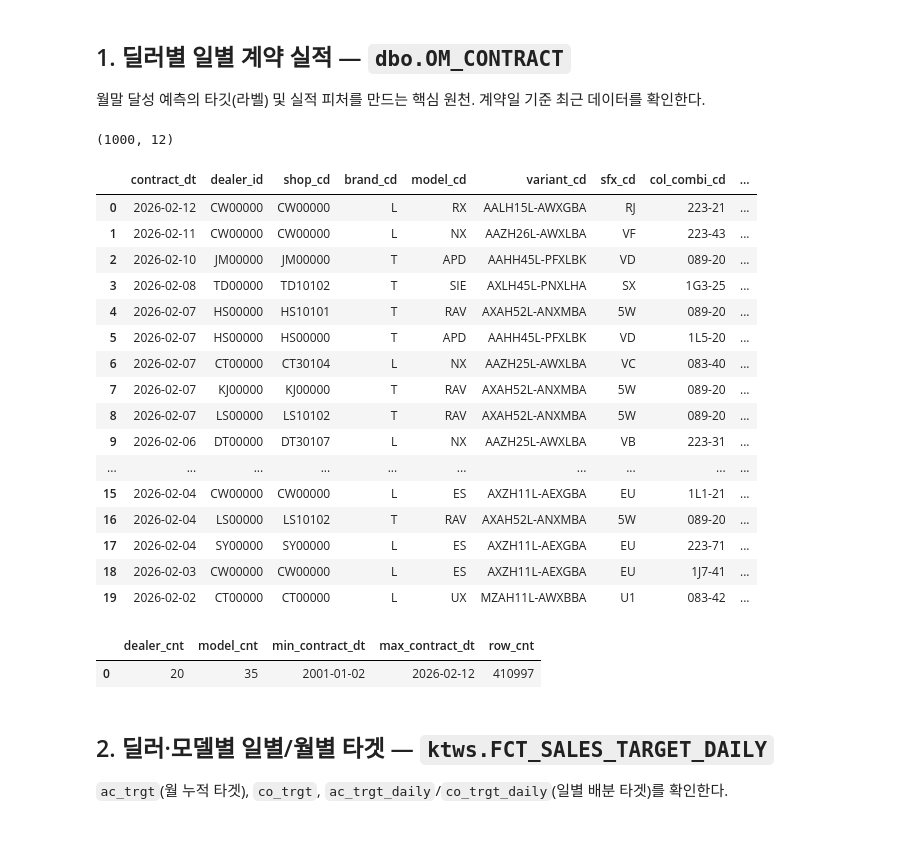
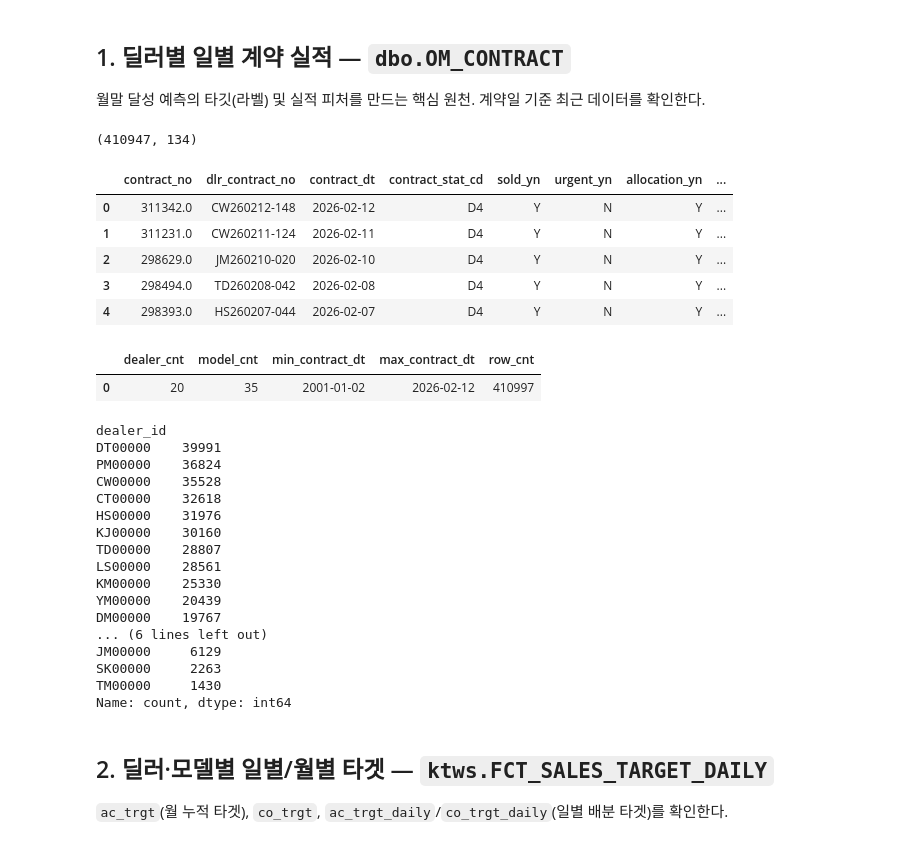
Before and after one commit to MCB-ML/toyota_project, a Jupyter notebook: louis/notebook/04_딜러별 계약출고 관리.ipynb, the cells around one changed output. Cells and saved outputs as stored; diff of their text form; code cells hidden in the pictures.

```diff
--- a/louis/notebook/04_딜러별 계약출고 관리.ipynb
+++ b/louis/notebook/04_딜러별 계약출고 관리.ipynb
@@ -51,44 +51,21 @@ pd.read_sql("SELECT DB_NAME() AS current_db", conn)
 월말 달성 예측의 타깃(라벨) 및 실적 피처를 만드는 핵심 원천. 계약일 기준 최근 데이터를 확인한다.
 # %%
 om_contract = pd.read_sql("""
-SELECT TOP 1000
-    contract_dt,
-    dealer_id,
-    shop_cd,
-    brand_cd,
-    model_cd,
-    variant_cd,
-    sfx_cd,
-    col_combi_cd,
-    contract_stat_cd,
-    sold_yn,
-    allocation_yn,
-    delivery_actual_dt
+SELECT *
 FROM dbo.OM_CONTRACT
 ORDER BY contract_dt DESC
 """, conn)
 
 print(om_contract.shape)
-om_contract.head(20)
+om_contract.head(5)
 # %% [output]
-(1000, 12)
+(410947, 134)
-|  | contract_dt | dealer_id | shop_cd | brand_cd | model_cd | variant_cd | sfx_cd | col_combi_cd | ... |
-| 0 | 2026-02-12 | CW00000 | CW00000 | L | RX | AALH15L-AWXGBA | RJ | 223-21 | ... |
-| 1 | 2026-02-11 | CW00000 | CW00000 | L | NX | AAZH26L-AWXLBA | VF | 223-43 | ... |
-| 2 | 2026-02-10 | JM00000 | JM00000 | T | APD | AAHH45L-PFXLBK | VD | 089-20 | ... |
-| 3 | 2026-02-08 | TD00000 | TD10102 | T | SIE | AXLH45L-PNXLHA | SX | 1G3-25 | ... |
-| 4 | 2026-02-07 | HS00000 | HS10101 | T | RAV | AXAH52L-ANXMBA | 5W | 089-20 | ... |
-| 5 | 2026-02-07 | HS00000 | HS00000 | T | APD | AAHH45L-PFXLBK | VD | 1L5-20 | ... |
-| 6 | 2026-02-07 | CT00000 | CT30104 | L | NX | AAZH25L-AWXLBA | VC | 083-40 | ... |
-| 7 | 2026-02-07 | KJ00000 | KJ00000 | T | RAV | AXAH52L-ANXMBA | 5W | 089-20 | ... |
-| 8 | 2026-02-07 | LS00000 | LS10102 | T | RAV | AXAH52L-ANXMBA | 5W | 089-20 | ... |
-| 9 | 2026-02-06 | DT00000 | DT30107 | L | NX | AAZH25L-AWXLBA | VB | 223-31 | ... |
-| ... | ... | ... | ... | ... | ... | ... | ... | ... | ... |
-| 15 | 2026-02-04 | CW00000 | CW00000 | L | ES | AXZH11L-AEXGBA | EU | 1L1-21 | ... |
-| 16 | 2026-02-04 | LS00000 | LS10102 | T | RAV | AXAH52L-ANXMBA | 5W | 089-20 | ... |
-| 17 | 2026-02-04 | SY00000 | SY00000 | L | ES | AXZH11L-AEXGBA | EU | 223-71 | ... |
-| 18 | 2026-02-03 | CW00000 | CW00000 | L | ES | AXZH11L-AEXGBA | EU | 1J7-41 | ... |
-| 19 | 2026-02-02 | CT00000 | CT00000 | L | UX | MZAH11L-AWXBBA | U1 | 083-42 | ... |
+|  | contract_no | dlr_contract_no | contract_dt | contract_stat_cd | sold_yn | urgent_yn | allocation_yn | ... |
+| 0 | 311342.0 | CW260212-148 | 2026-02-12 | D4 | Y | N | Y | ... |
+| 1 | 311231.0 | CW260211-124 | 2026-02-11 | D4 | Y | N | Y | ... |
+| 2 | 298629.0 | JM260210-020 | 2026-02-10 | D4 | Y | N | Y | ... |
+| 3 | 298494.0 | TD260208-042 | 2026-02-08 | D4 | Y | N | Y | ... |
+| 4 | 298393.0 | HS260207-044 | 2026-02-07 | D4 | Y | N | Y | ... |
 # %%
 # 딜러 수 / 모델 수 / 계약일 범위 — 실측 근거(ML 설계서 상 딜러 21·모델 39와 비교)
 pd.read_sql("""
@@ -103,6 +80,26 @@ FROM dbo.OM_CONTRACT
 # %% [output]
 |  | dealer_cnt | model_cnt | min_contract_dt | max_contract_dt | row_cnt |
 | 0 | 20 | 35 | 2001-01-02 | 2026-02-12 | 410997 |
+# %%
+om_contract["dealer_id"].value_counts()
+# %% [output]
+dealer_id
+DT00000    39991
+PM00000    36824
+CW00000    35528
+CT00000    32618
+HS00000    31976
+KJ00000    30160
+TD00000    28807
+LS00000    28561
+KM00000    25330
+YM00000    20439
+DM00000    19767
+... (6 lines left out)
+JM00000     6129
+SK00000     2263
+TM00000     1430
+Name: count, dtype: int64
 # %% [markdown]
 ## 2. 딜러·모델별 일별/월별 타겟 — `ktws.FCT_SALES_TARGET_DAILY`
 
```
Also changed, not shown: parts of 12 cells of this notebook, 14 other files.
